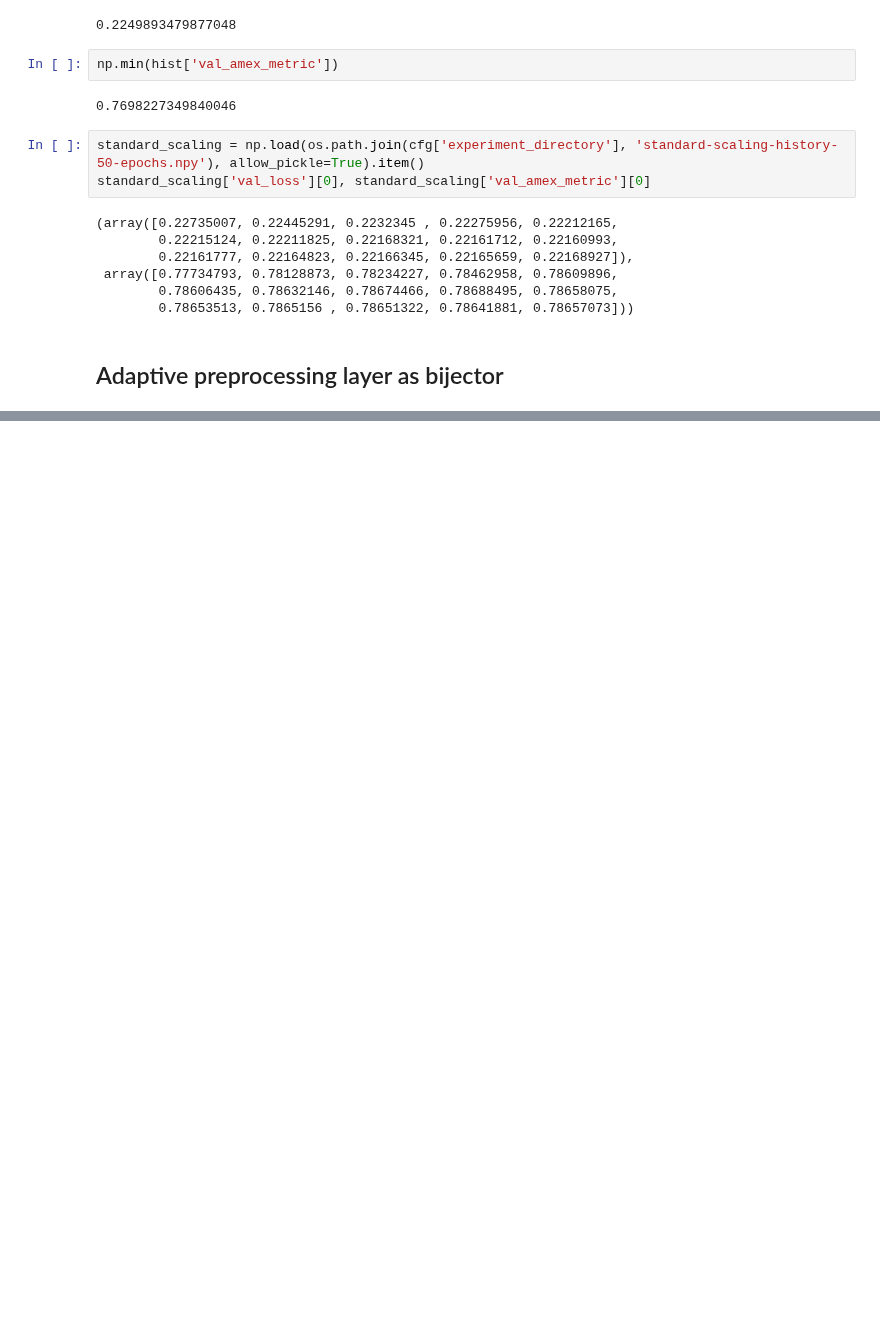
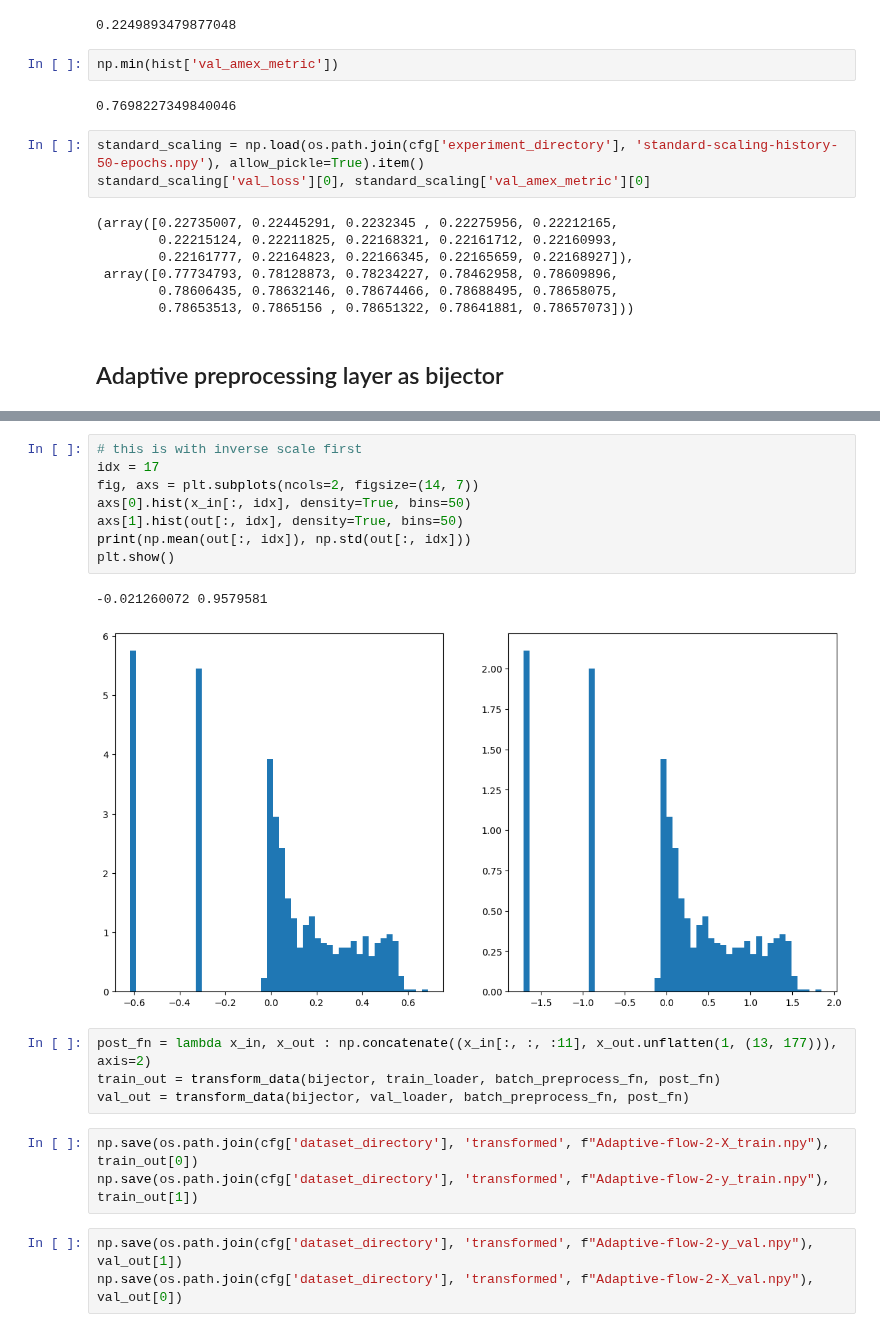
Before and after one commit to marcusGH/edain_paper, a Jupyter notebook: notebooks/normalizing_flows.ipynb, the cells around one changed output, grey strips where cells are left out. Saved outputs shown, nothing was run; the diff lists cells and outputs as text; blank space fills up the shorter version.

```diff
--- a/notebooks/normalizing_flows.ipynb
+++ b/notebooks/normalizing_flows.ipynb
@@ -459,0 +599,21 @@ standard_scaling['val_loss'][0], standard_scaling['val_amex_metric'][0]
+# %%
+# this is with inverse scale first
+idx = 17
+fig, axs = plt.subplots(ncols=2, figsize=(14, 7))
+axs[0].hist(x_in[:, idx], density=True, bins=50)
+axs[1].hist(out[:, idx], density=True, bins=50)
+print(np.mean(out[:, idx]), np.std(out[:, idx]))
+plt.show()
+# %% [output]
+-0.021260072 0.9579581
+[figure, added]
+# %%
+post_fn = lambda x_in, x_out : np.concatenate((x_in[:, :, :11], x_out.unflatten(1, (13, 177))), axis=2)
+train_out = transform_data(bijector, train_loader, batch_preprocess_fn, post_fn)
+val_out = transform_data(bijector, val_loader, batch_preprocess_fn, post_fn)
+# %%
+np.save(os.path.join(cfg['dataset_directory'], 'transformed', f"Adaptive-flow-2-X_train.npy"), train_out[0])
+np.save(os.path.join(cfg['dataset_directory'], 'transformed', f"Adaptive-flow-2-y_train.npy"), train_out[1])
+# %%
+np.save(os.path.join(cfg['dataset_directory'], 'transformed', f"Adaptive-flow-2-y_val.npy"), val_out[1])
+np.save(os.path.join(cfg['dataset_directory'], 'transformed', f"Adaptive-flow-2-X_val.npy"), val_out[0])
```
Also changed, not shown: parts of 10 cells of this notebook.
